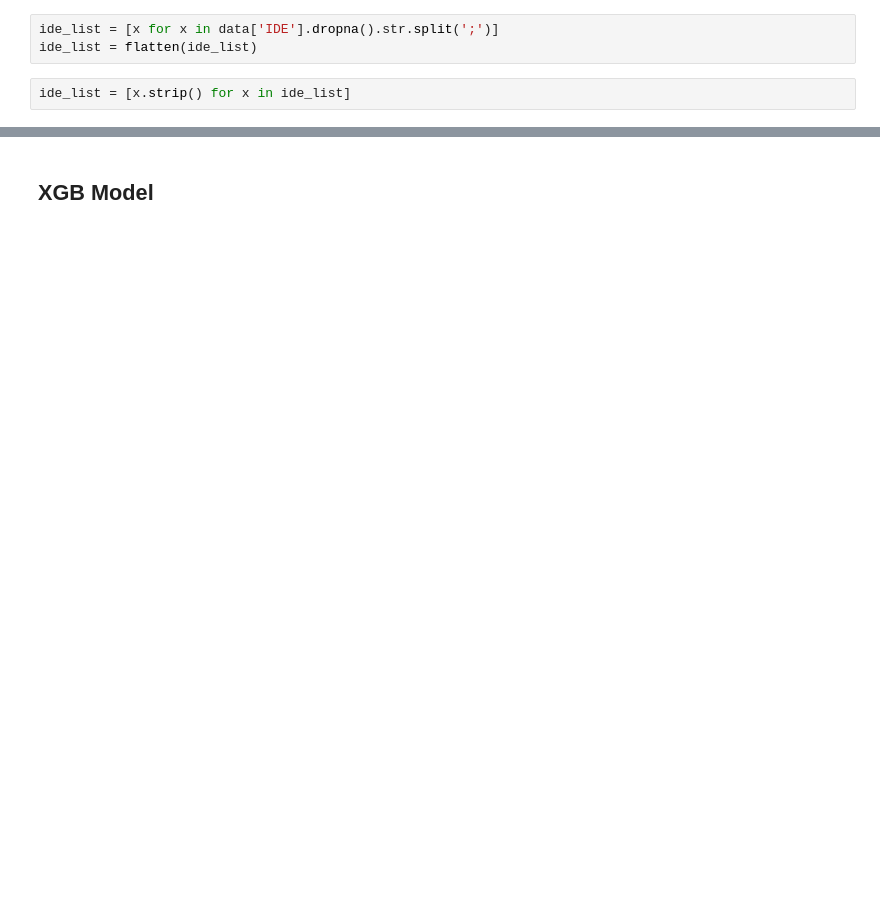
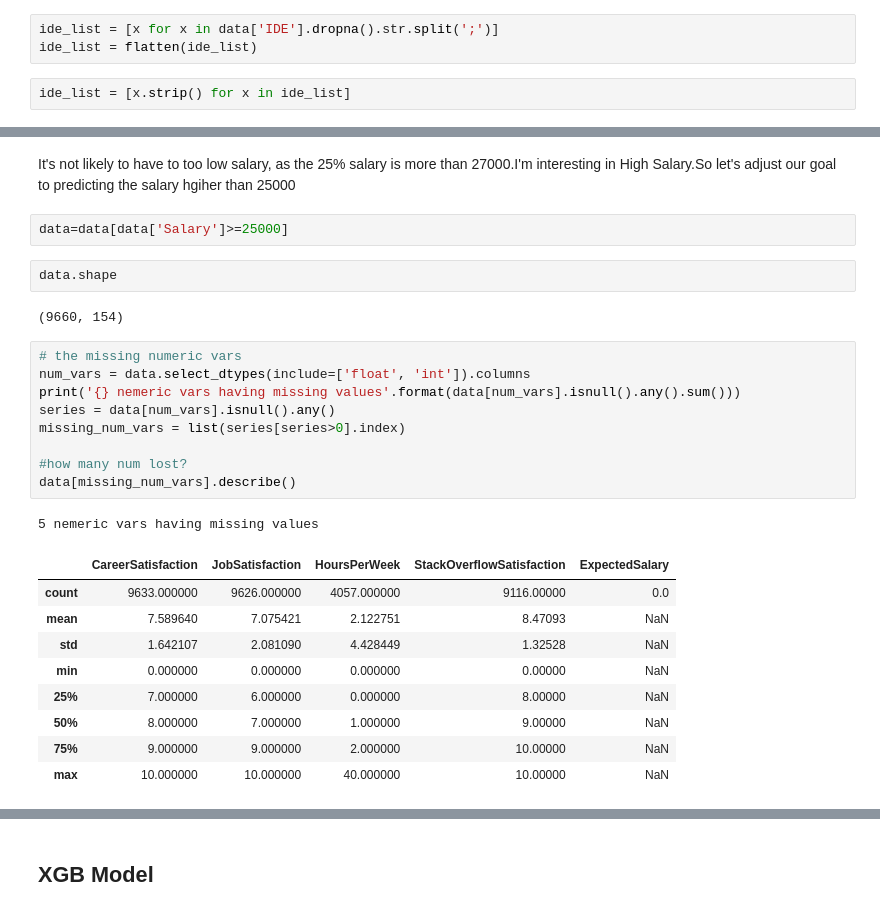
Before and after one commit to ThomasYounger02/udacity_ds, a Jupyter notebook: StackOverflow_Survey_2017.ipynb, the cells around one changed output, grey strips where cells are left out. Saved outputs shown, nothing was run; the diff lists cells and outputs as text; blank space fills up the shorter version.

```diff
--- a/StackOverflow_Survey_2017.ipynb
+++ b/StackOverflow_Survey_2017.ipynb
@@ -474,0 +427,28 @@ plt.title('Feature Importance');
+# %% [markdown]
+It's not likely to have to too low salary, as the 25% salary is more than 27000.I'm interesting in High Salary.So let's adjust our goal to predicting the salary hgiher than 25000
+# %%
+data=data[data['Salary']>=25000]
+# %%
+data.shape
+# %% [output]
+(9660, 154)
+# %%
+# the missing numeric vars
+num_vars = data.select_dtypes(include=['float', 'int']).columns
+print('{} nemeric vars having missing values'.format(data[num_vars].isnull().any().sum()))
+series = data[num_vars].isnull().any()
+missing_num_vars = list(series[series>0].index)
+
+#how many num lost?
+data[missing_num_vars].describe()
+# %% [output]
+5 nemeric vars having missing values
+|  | CareerSatisfaction | JobSatisfaction | HoursPerWeek | StackOverflowSatisfaction | ExpectedSalary |
+| count | 9633.000000 | 9626.000000 | 4057.000000 | 9116.00000 | 0.0 |
+| mean | 7.589640 | 7.075421 | 2.122751 | 8.47093 | NaN |
+| std | 1.642107 | 2.081090 | 4.428449 | 1.32528 | NaN |
+| min | 0.000000 | 0.000000 | 0.000000 | 0.00000 | NaN |
+| 25% | 7.000000 | 6.000000 | 0.000000 | 8.00000 | NaN |
+| 50% | 8.000000 | 7.000000 | 1.000000 | 9.00000 | NaN |
+| 75% | 9.000000 | 9.000000 | 2.000000 | 10.00000 | NaN |
+| max | 10.000000 | 10.000000 | 40.000000 | 10.00000 | NaN |
```
Also changed, not shown: parts of 88 cells of this notebook, 2 other files.
